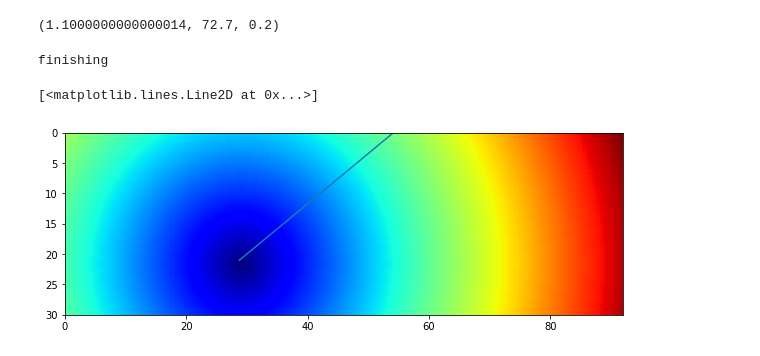
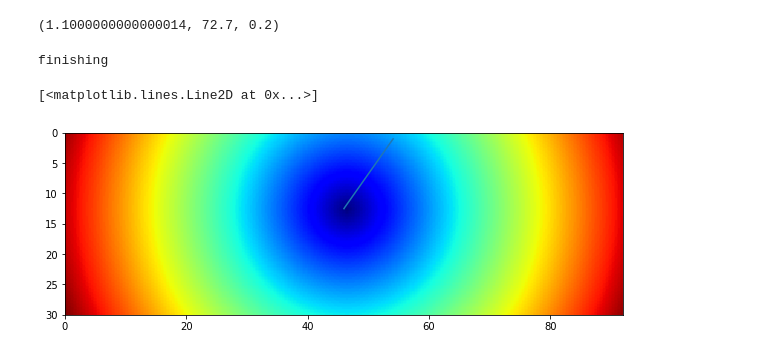
Before and after one commit to HongjianFang/ScatterTomo, a Jupyter notebook: scatterimaging.ipynb, the cells around one changed output. Cells and saved outputs as stored; diff of their text form; code cells hidden in the pictures.

```diff
--- a/scatterimaging.ipynb
+++ b/scatterimaging.ipynb
@@ -133,25 +200,25 @@ ray = solver.trace_ray((0.10000000000000142, 35, 0.1),tolerance=1e-3)
 # %%
 solver = pykonal.EikonalSolver()
 solver.vgrid.min_coords     = 0, 0, 0
 solver.vgrid.node_intervals = 1, 1, 1
 # solver.vgrid.node_intervals = 0.1, 0.1, 1
-solver.vgrid.npts           = 30, 92, 2
+solver.vgrid.npts           = 92, 31, 1
 solver.pgrid.min_coords     = solver.vgrid.min_coords
 solver.pgrid.node_intervals = solver.vgrid.node_intervals/4
 solver.pgrid.npts           = solver.vgrid.npts*4-3
 solver.vv = np.ones(solver.vgrid.npts)*4.0
-srcf = (84, 115, 1)
+srcf = (184, 50, 0)
 solver.add_source(srcf)
 solver.solve()
 print('finishing ')
 
 #ray = solver.trace_ray((0.2,0.2,0.1),tolerance=1e-4)
-ray = solver.trace_ray((0.1,54,0.1),tolerance=1e-4)
+ray = solver.trace_ray((54.1,1,0),tolerance=1e-4)
 fig = plt.figure(figsize=(10,4))
-plt.imshow(solver.uu[:,:,0],extent=(0,92,30,0),cmap='jet')
+plt.imshow(solver.uu[:,:,0].T,extent=(0,92,30,0),cmap='jet')
 # plt.imshow(solver.uu[:,:,0],extent=(0,9.2,3.0,0),cmap='jet')
-plt.plot(ray[:,1],ray[:,0])
+plt.plot(ray[:,0],ray[:,1])
 # %% [output]
 finishing
 [<matplotlib.lines.Line2D at 0x...>]
-[figure, old version]
+[figure, new version]
```
Also changed, not shown: parts of 17 cells of this notebook.
